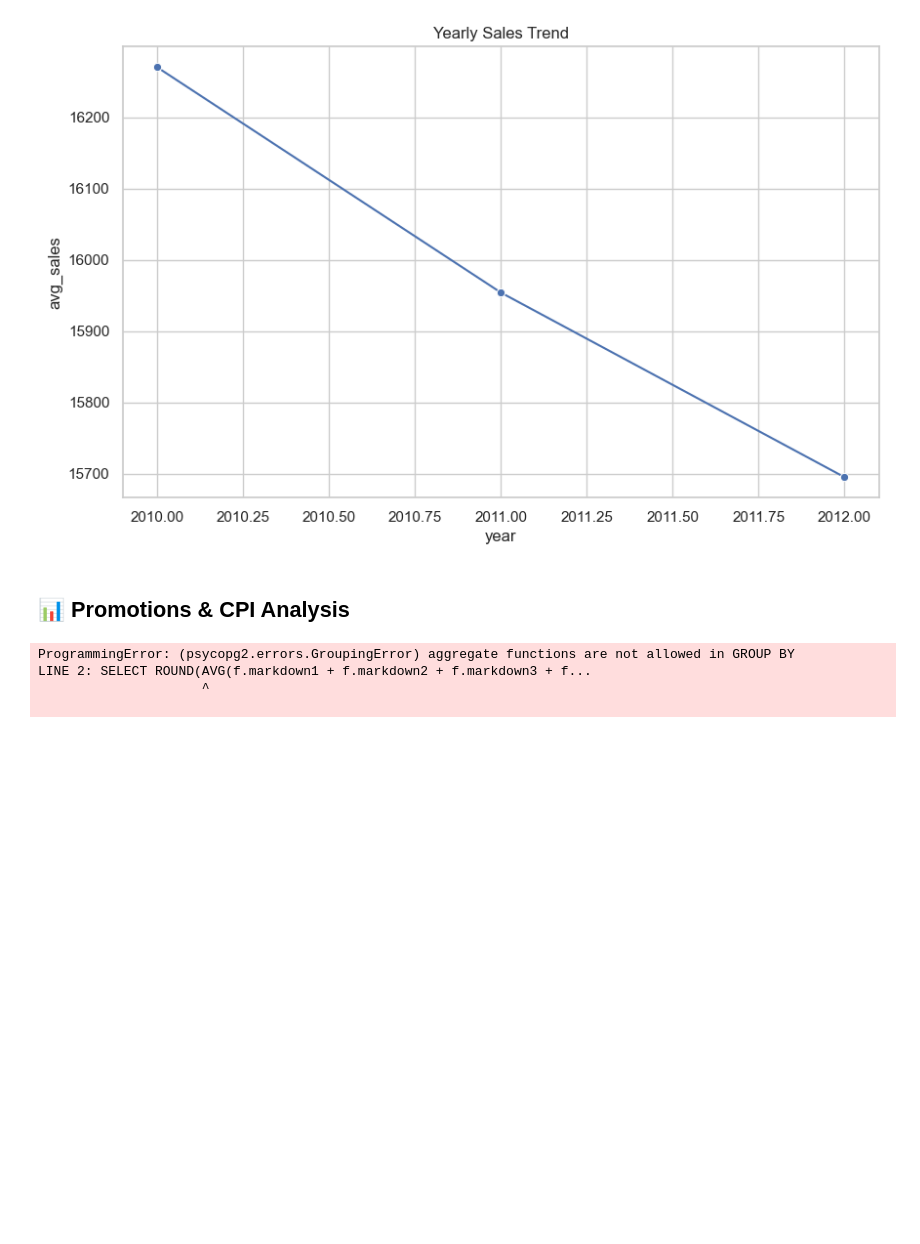
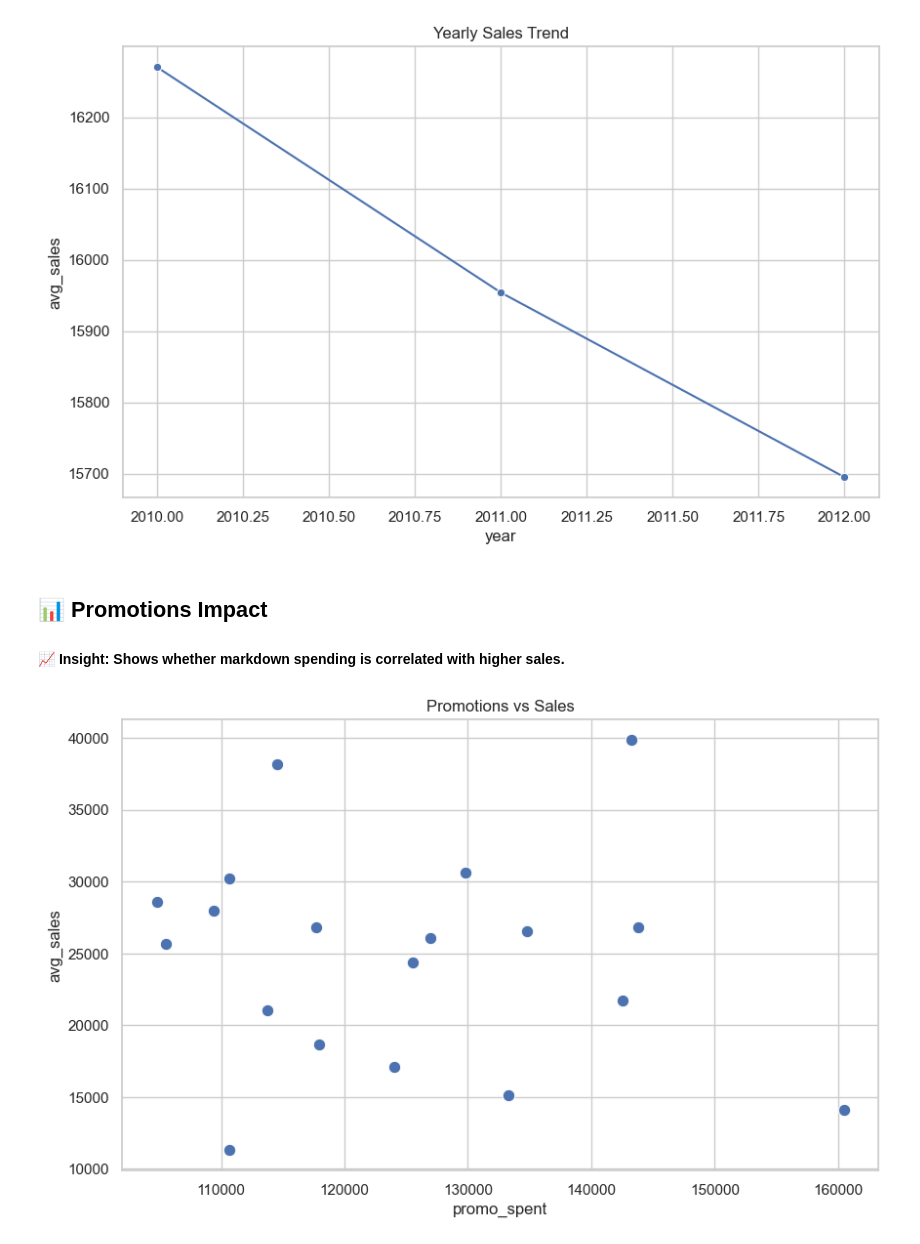
Before and after one commit to Mu111Ghoz/retail-sales-analytics, a Jupyter notebook: notebooks/eda_report.ipynb, the cells around one changed output. Drawn from its saved outputs; the diff is of its cells as text; code cells hidden in the pictures; blank space fills up the shorter version.

```diff
--- a/notebooks/eda_report.ipynb
+++ b/notebooks/eda_report.ipynb
@@ -180,40 +148,23 @@ plt.show()
 # %% [output]
 [figure]
 # %% [markdown]
-## 📊 Promotions & CPI Analysis
+## 📊 Promotions Impact
+#### 📈 Insight: Shows whether markdown spending is correlated with higher sales.
 # %%
-# Promotions (Markdown columns in features)
 sql_promo = """
-SELECT ROUND(AVG(f.markdown1 + f.markdown2 + f.markdown3 + f.markdown4 + f.markdown5)::numeric,2) AS avg_promo,
-       ROUND(AVG(t.weekly_sales)::numeric,2) AS avg_sales
+SELECT
+    ROUND((f.markdown1 + f.markdown2 + f.markdown3 + f.markdown4 + f.markdown5)::numeric, 2) AS promo_spent,
+    ROUND(AVG(t.weekly_sales)::numeric,2) AS avg_sales
 FROM train t
 JOIN features f ON t.store=f.store AND t.date=f.date
-GROUP BY avg_promo
-ORDER BY avg_promo DESC
-LIMIT 10;
+GROUP BY promo_spent
+ORDER BY promo_spent DESC
+LIMIT 20;
 """
 promo_sales = pd.read_sql(sql_promo, engine)
 
-sns.scatterplot(x="avg_promo", y="avg_sales", data=promo_sales, s=80)
+sns.scatterplot(x="promo_spent", y="avg_sales", data=promo_sales, s=80)
 plt.title("Promotions vs Sales")
 plt.show()
-
-# CPI
-sql_cpi = """
-SELECT ROUND(AVG(f.cpi)::numeric,2) AS avg_cpi,
-       ROUND(AVG(t.weekly_sales)::numeric,2) AS avg_sales
-FROM train t
-JOIN features f ON t.store=f.store AND t.date=f.date
-GROUP BY f.cpi
-ORDER BY avg_cpi;
-"""
-cpi_sales = pd.read_sql(sql_cpi, engine)
-
-sns.lineplot(x="avg_cpi", y="avg_sales", data=cpi_sales, marker="o")
-plt.title("CPI vs Sales")
-plt.show()
 # %% [output]
-ProgrammingError: (psycopg2.errors.GroupingError) aggregate functions are not allowed in GROUP BY
-LINE 2: SELECT ROUND(AVG(f.markdown1 + f.markdown2 + f.markdown3 + f...
-                     ^
-
+[figure, added]
```
Also changed, not shown: parts of 14 cells of this notebook.
